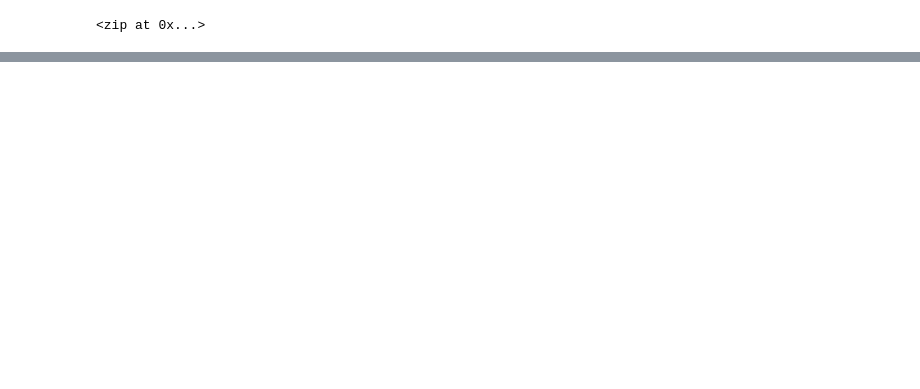
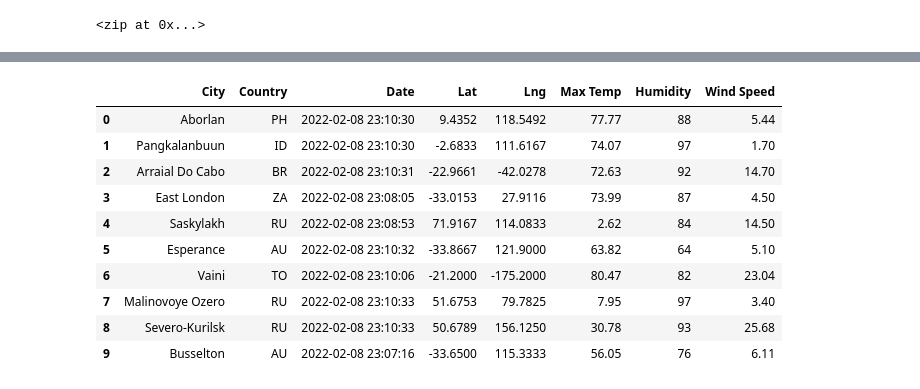
Before and after one commit to adshaughn/World_Weather_Analysis, a Jupyter notebook: WeatherPy.ipynb, the cells around one changed output, grey strips where cells are left out. Drawn from its saved outputs; the diff is of its cells as text; code cells hidden in the pictures; blank space fills up the shorter version.

```diff
--- a/WeatherPy.ipynb
+++ b/WeatherPy.ipynb
@@ -33,0 +156,14 @@ len(cities)
+# %%
+city_data_df.head(10)
+# %% [output]
+|  | City | Country | Date | Lat | Lng | Max Temp | Humidity | Wind Speed |
+| 0 | Aborlan | PH | 2022-02-08 23:10:30 | 9.4352 | 118.5492 | 77.77 | 88 | 5.44 |
+| 1 | Pangkalanbuun | ID | 2022-02-08 23:10:30 | -2.6833 | 111.6167 | 74.07 | 97 | 1.70 |
+| 2 | Arraial Do Cabo | BR | 2022-02-08 23:10:31 | -22.9661 | -42.0278 | 72.63 | 92 | 14.70 |
+| 3 | East London | ZA | 2022-02-08 23:08:05 | -33.0153 | 27.9116 | 73.99 | 87 | 4.50 |
+| 4 | Saskylakh | RU | 2022-02-08 23:08:53 | 71.9167 | 114.0833 | 2.62 | 84 | 14.50 |
+| 5 | Esperance | AU | 2022-02-08 23:10:32 | -33.8667 | 121.9000 | 63.82 | 64 | 5.10 |
+| 6 | Vaini | TO | 2022-02-08 23:10:06 | -21.2000 | -175.2000 | 80.47 | 82 | 23.04 |
+| 7 | Malinovoye Ozero | RU | 2022-02-08 23:10:33 | 51.6753 | 79.7825 | 7.95 | 97 | 3.40 |
+| 8 | Severo-Kurilsk | RU | 2022-02-08 23:10:33 | 50.6789 | 156.1250 | 30.78 | 93 | 25.68 |
+| 9 | Busselton | AU | 2022-02-08 23:07:16 | -33.6500 | 115.3333 | 56.05 | 76 | 6.11 |
```
Also changed, not shown: parts of 9 cells of this notebook, 3 other files.
